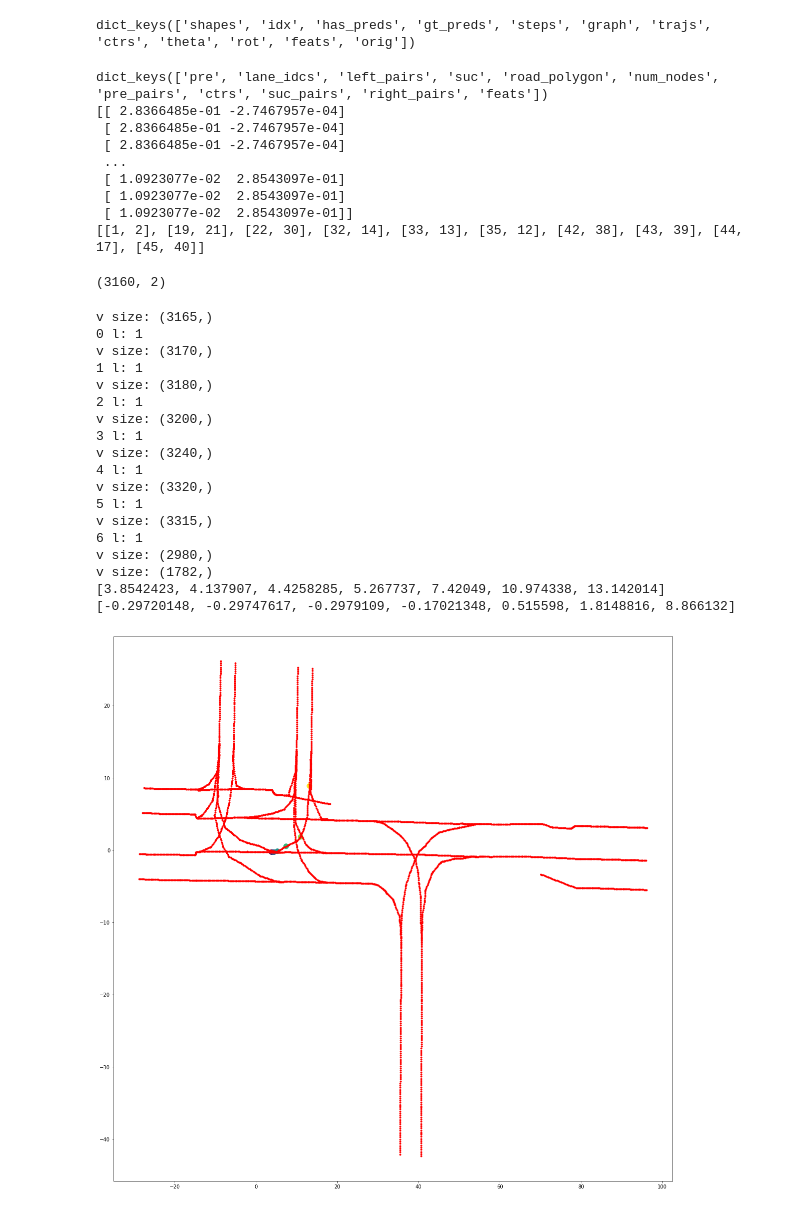
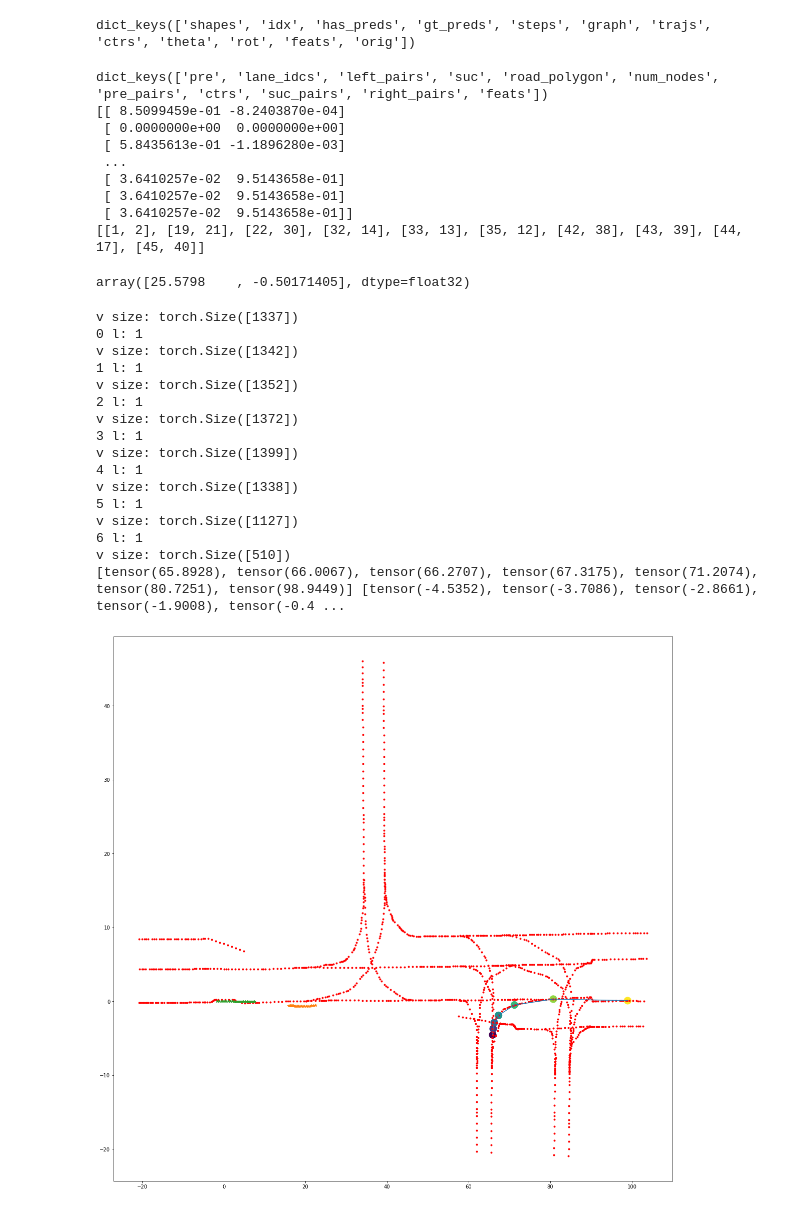
Before and after one commit to YikangZhang1641/modified_LaneGCN, a Jupyter notebook: VisulizeDataset.ipynb, the cells around one changed output. Drawn from its saved outputs; the diff is of its cells as text; code cells hidden in the pictures.

```diff
--- a/VisulizeDataset.ipynb
+++ b/VisulizeDataset.ipynb
@@ -3,7 +3,7 @@ import pickle
 import os
 import numpy as np
 
-path = "/home/user/Datasets/interpolated/preprocess_results_10s_interp03scale9/test"
+path = "/home/user/Datasets/interpolated/preprocess_results_10s_interp10scale8/test"
 name = "0_80100_90100_24P0.pkl"
 filepath = os.path.join(path, name)
 f = open(filepath, 'rb')
@@ -18,23 +18,23 @@ print(data['graph']['feats'])
 print(data['graph']['left_pairs'])
 # %% [output]
 dict_keys(['pre', 'lane_idcs', 'left_pairs', 'suc', 'road_polygon', 'num_nodes', 'pre_pairs', 'ctrs', 'suc_pairs', 'right_pairs', 'feats'])
-[[ 2.8366485e-01 -2.7467957e-04]
- [ 2.8366485e-01 -2.7467957e-04]
- [ 2.8366485e-01 -2.7467957e-04]
+[[ 8.5099459e-01 -8.2403870e-04]
+ [ 0.0000000e+00  0.0000000e+00]
+ [ 5.8435613e-01 -1.1896280e-03]
  ...
- [ 1.0923077e-02  2.8543097e-01]
- [ 1.0923077e-02  2.8543097e-01]
- [ 1.0923077e-02  2.8543097e-01]]
+ [ 3.6410257e-02  9.5143658e-01]
+ [ 3.6410257e-02  9.5143658e-01]
+ [ 3.6410257e-02  9.5143658e-01]]
 [[1, 2], [19, 21], [22, 30], [32, 14], [33, 13], [35, 12], [42, 38], [43, 39], [44, 17], [45, 40]]
 # %%
-mp.shape
+data['ctrs'][0]
 # %% [output]
-(3160, 2)
+array([25.5798    , -0.50171405], dtype=float32)
 # %%
 import matplotlib.pyplot as plt
 fig, ax = plt.subplots(1, 1, figsize=[20,20])
-pt = 0
-graph = data['graph']
+pt = 50
+graph = data['graph'][0]
 mp = graph['ctrs']
 
 X = []
@@ -60,43 +60,46 @@ for i in range(len(graph['suc'])):
             C.append(i)
 
 
 # for side in ['left_pairs', 'right_pairs']:
 #     u = graph[side]['u']
 #     v = graph[side]['v']
 
 #     tmp = np.where(u == pt)
 #     if tmp and tmp[0] and tmp[0].shape[0] > 0:
 #         print(side, 'l:', len(tmp[0]))
 
 #         for idx in tmp[0]:
 #             X.append(mp[v[idx], 0])
 #             Y.append(mp[v[idx], 1])
 #             C.append(1)
 
 
 plt.plot(mp[:, 0], mp[:, 1], 'r.')
-# plt.plot(X, Y)
+plt.plot(X, Y)
 
-plt.scatter(X, Y, s = 100, c = C)
+plt.scatter(X, Y, s = 200, c = C)
 print(X, Y)
 
+for a in range(data['feats'][0].shape[0]):
+    traj = data['feats'][0][a]
+    plt.plot(traj[:, 0], traj[:, 1], '*')
+
 # plt.savefig('/home/user/Logs/0607/地图6步未插值' + str(pt) + '.png')
 # %% [output]
-v size: (3165,)
+v size: torch.Size([1337])
 0 l: 1
-v size: (3170,)
+v size: torch.Size([1342])
 1 l: 1
-v size: (3180,)
+v size: torch.Size([1352])
 2 l: 1
-v size: (3200,)
+v size: torch.Size([1372])
 3 l: 1
-v size: (3240,)
+v size: torch.Size([1399])
 4 l: 1
-v size: (3320,)
+v size: torch.Size([1338])
 5 l: 1
-v size: (3315,)
+v size: torch.Size([1127])
 6 l: 1
-v size: (2980,)
-v size: (1782,)
-[3.8542423, 4.137907, 4.4258285, 5.267737, 7.42049, 10.974338, 13.142014] [-0.29720148, -0.29747617, -0.2979109, -0.17021348, 0.515598, 1.8148816, 8.866132]
+v size: torch.Size([510])
+[tensor(65.8928), tensor(66.0067), tensor(66.2707), tensor(67.3175), tensor(71.2074), tensor(80.7251), tensor(98.9449)] [tensor(-4.5352), tensor(-3.7086), tensor(-2.8661), tensor(-1.9008), tensor(-0.4 ...
-[figure, old version]
+[figure, new version]
```
Also changed, not shown: parts of 7 cells of this notebook, 5 other files.
